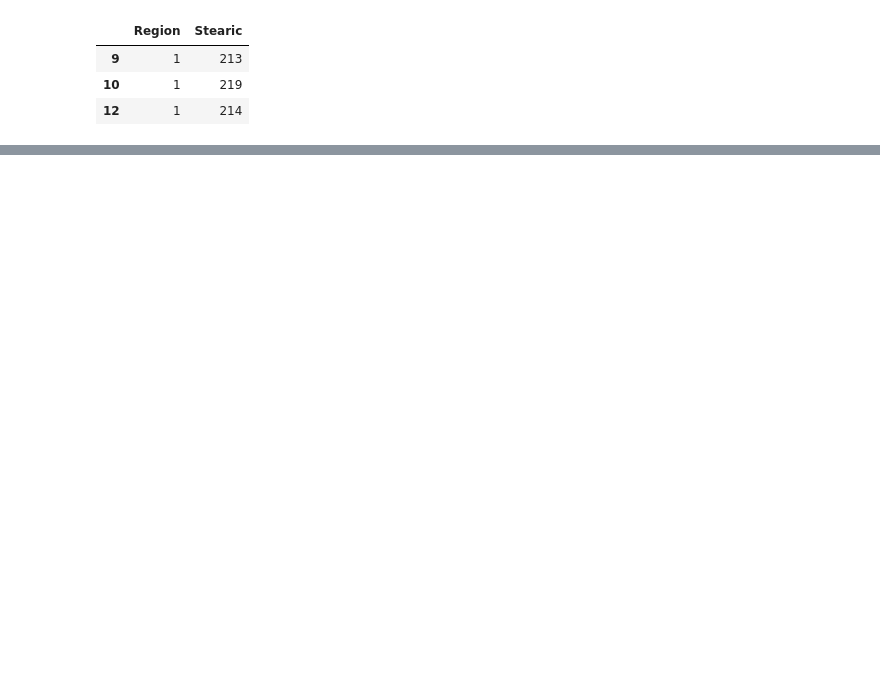
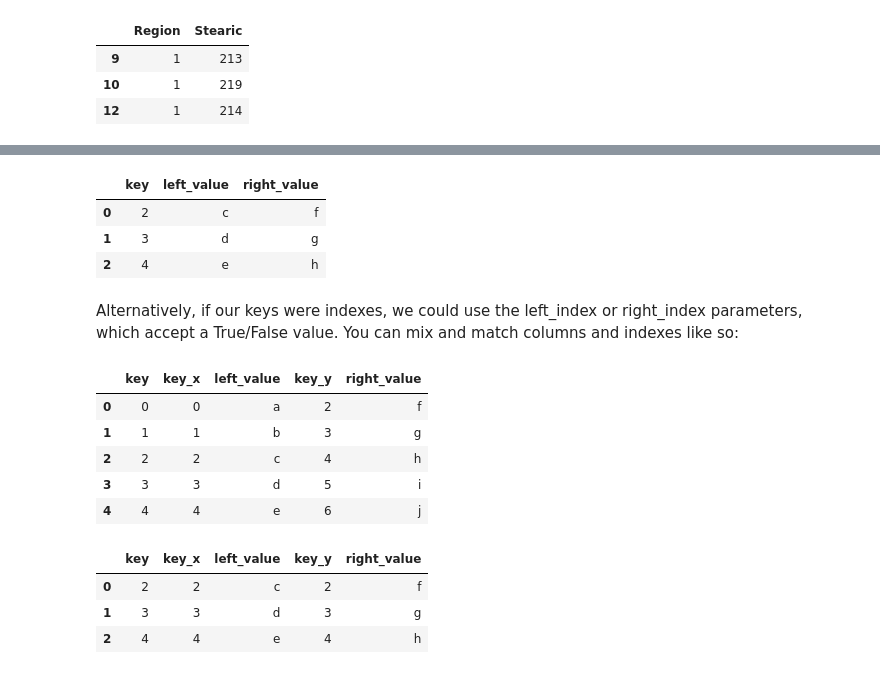
Before and after one commit to supermikol/dsp, a Jupyter notebook: python/pandas/Data Wrangling.ipynb, the cells around one changed output, grey strips where cells are left out. Drawn from its saved outputs; the diff is of its cells as text; code cells hidden in the pictures; blank space fills up the shorter version.

Commit message:
update data wrangling practice

```diff
--- a/python/pandas/Data Wrangling.ipynb
+++ b/python/pandas/Data Wrangling.ipynb
@@ -295,0 +388,8 @@ olive[['Region', 'Stearic']][(olive['Stearic'] < 220) | (olive['Region'] > 1)].h
+# %%
+left_frame = pd.DataFrame({'key': range(5),
+                           'left_value': ['a', 'b', 'c', 'd', 'e']})
+right_frame = pd.DataFrame({'key': range(2, 7),
+                           'right_value': ['f', 'g', 'h', 'i', 'j']})
+print(left_frame)
+print('\n')
+print(right_frame)
@@ -295,0 +411,25 @@ olive[['Region', 'Stearic']][(olive['Stearic'] < 220) | (olive['Region'] > 1)].h
+# %%
+pd.merge(left_frame, right_frame, on='key', how='inner')
+# %% [output]
+|  | key | left_value | right_value |
+| 0 | 2 | c | f |
+| 1 | 3 | d | g |
+| 2 | 4 | e | h |
+# %% [markdown]
+Alternatively, if our keys were indexes, we could use the left_index or right_index parameters, which accept a True/False value. You can mix and match columns and indexes like so:
+# %%
+pd.merge(left_frame, right_frame, left_on='key', right_index=True)
+# %% [output]
+|  | key | key_x | left_value | key_y | right_value |
+| 0 | 0 | 0 | a | 2 | f |
+| 1 | 1 | 1 | b | 3 | g |
+| 2 | 2 | 2 | c | 4 | h |
+| 3 | 3 | 3 | d | 5 | i |
+| 4 | 4 | 4 | e | 6 | j |
+# %%
+pd.merge(left_frame, right_frame, right_on='key', left_index=True)
+# %% [output]
+|  | key | key_x | left_value | key_y | right_value |
+| 0 | 2 | 2 | c | 2 | f |
+| 1 | 3 | 3 | d | 3 | g |
+| 2 | 4 | 4 | e | 4 | h |
```
Also changed, not shown: parts of 12 cells of this notebook.
